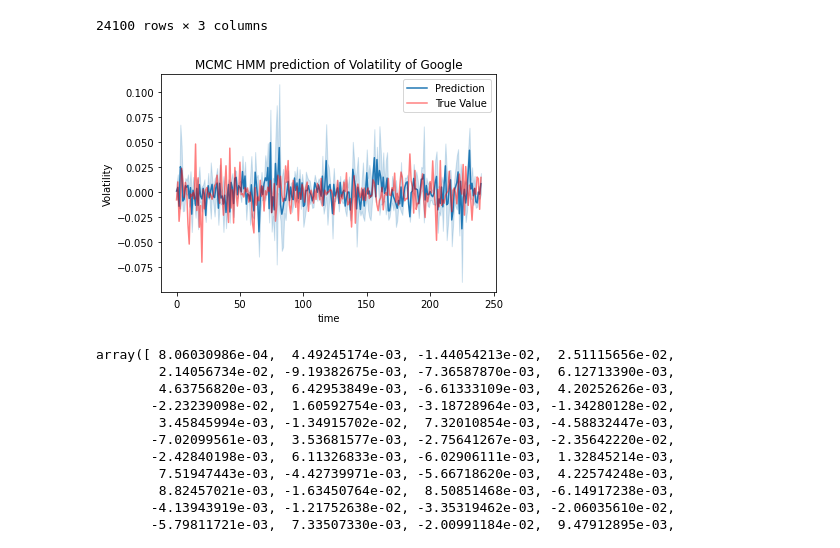
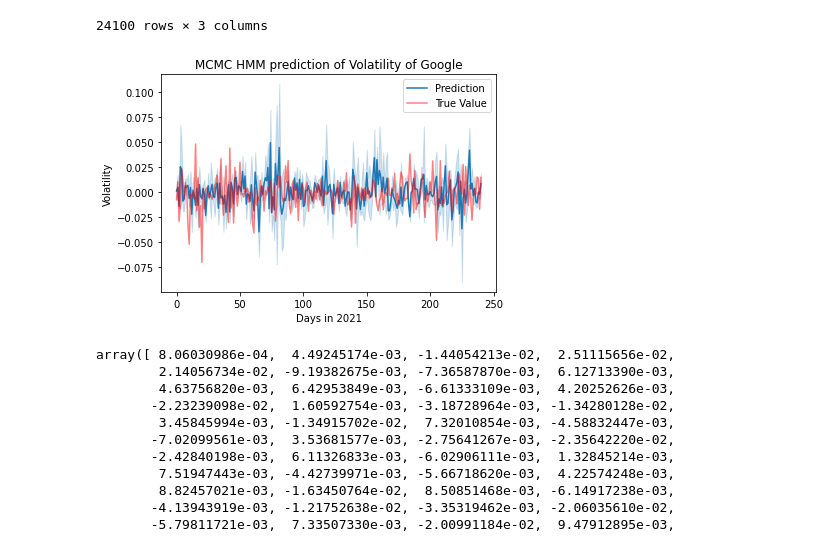
Before and after one commit to yiwen1996/DSGA1018TimeSeries, a Jupyter notebook: HMM_MCMC.ipynb, the cells around one changed output. Cells and saved outputs as stored; diff of their text form; code cells hidden in the pictures.

```diff
--- a/HMM_MCMC.ipynb
+++ b/HMM_MCMC.ipynb
@@ -116,14 +116,15 @@ mcmc_df
 # %%
 sns.lineplot(data=mcmc_df,x = 'time',y = 'value',ci = 'sd',label= 'Prediction' )
 plt.plot(test_np,color = 'r',alpha=0.5,label = 'True Value')
 
 plt.ylabel('Volatility')
+plt.xlabel('Days in 2021')
 plt.title('MCMC HMM prediction of Volatility of Google')
 
 plt.legend()
 plt.show()
 # %% [output]
-[figure, old version]
+[figure, new version]
 # %%
 np_all = np.array(value_list).squeeze()
 # %%
```
